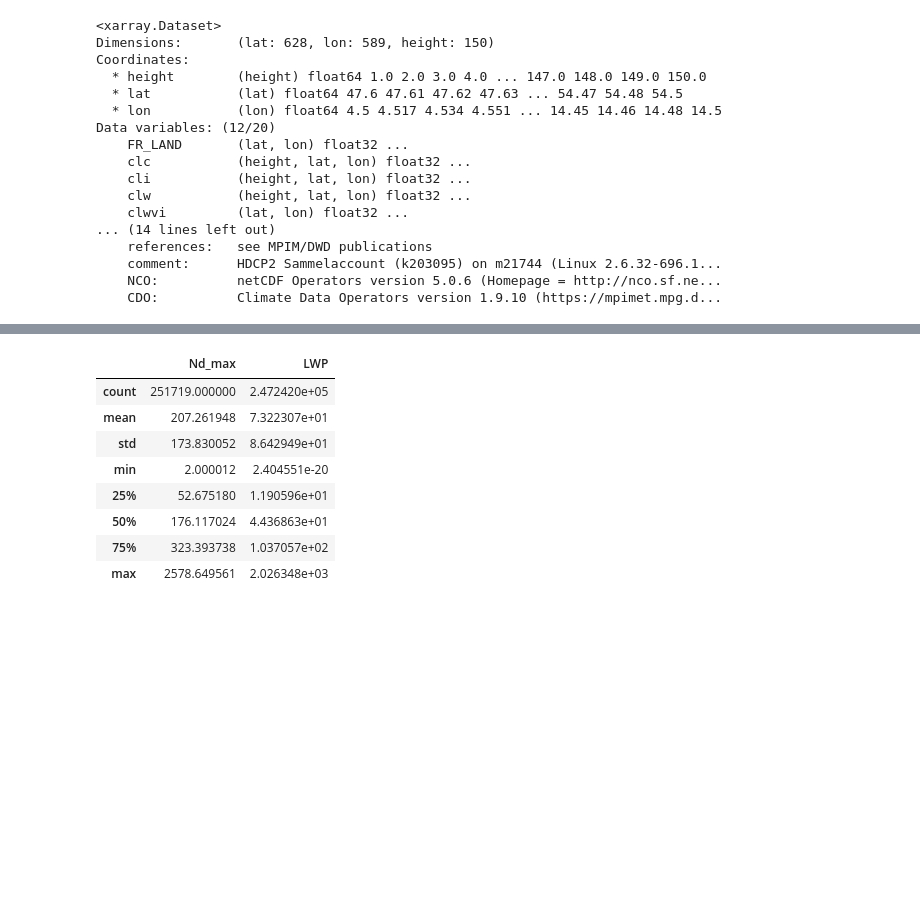
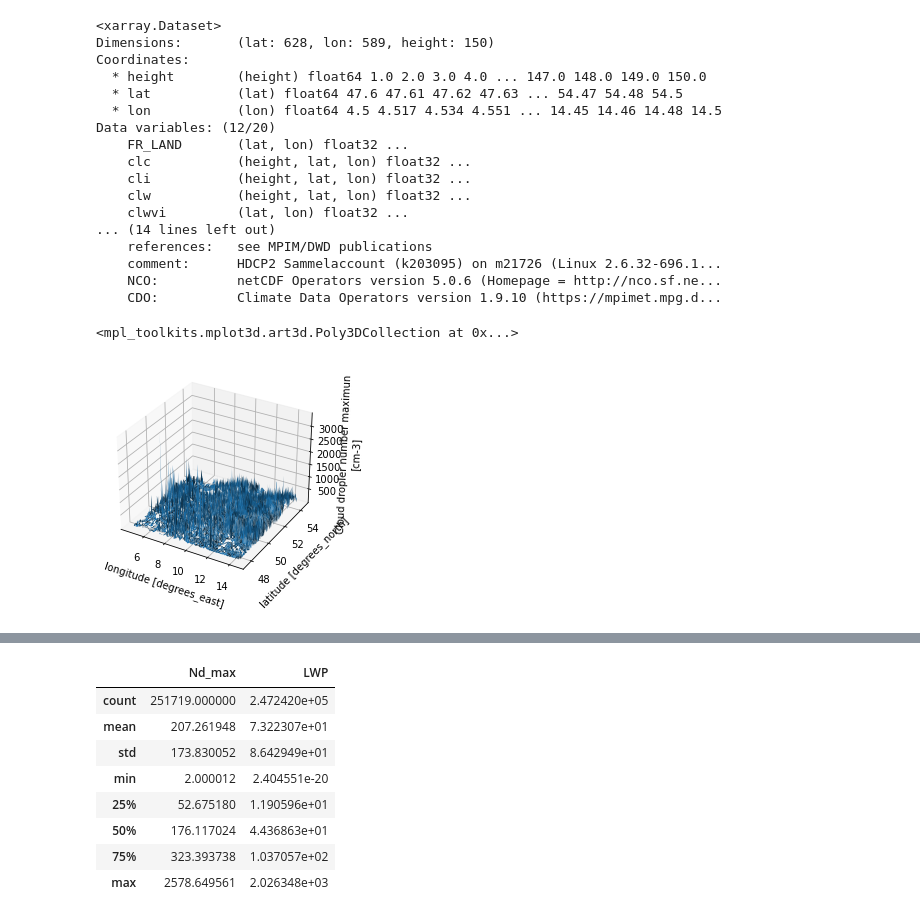
Before and after one commit to jesseniagonzalezv/ICON_RTTOV, a Jupyter notebook: code_test/Untitled.ipynb, the cells around one changed output, grey strips where cells are left out. Saved outputs shown, nothing was run; the diff lists cells and outputs as text; code cells hidden in the pictures; blank space fills up the shorter version.

Commit message:
update lwp_nd and plot colorbar

```diff
--- a/code_test/Untitled.ipynb
+++ b/code_test/Untitled.ipynb
@@ -42,7 +42,7 @@ from scipy.special import gamma
 import numpy as np
 from matplotlib import pyplot as plt
 # %%
-ds = xr.open_dataset("/work/bb1036/b381362/dataset/data_rttov_T09_dropupbottom_Reff.nc")
+ds = xr.open_dataset("/work/bb1036/b381362/dataset/data_rttov_T12_dropupbottom_Reff.nc")
 ds
 # %% [output]
 <xarray.Dataset>
@@ -59,6 +59,11 @@ Data variables: (12/20)
     clwvi         (lat, lon) float32 ...
 ... (14 lines left out)
     references:   see MPIM/DWD publications
-    comment:      HDCP2 Sammelaccount (k203095) on m21744 (Linux 2.6.32-696.1...
+    comment:      HDCP2 Sammelaccount (k203095) on m21726 (Linux 2.6.32-696.1...
     NCO:          netCDF Operators version 5.0.6 (Homepage = http://nco.sf.ne...
     CDO:          Climate Data Operators version 1.9.10 (https://mpimet.mpg.d...
+# %%
+ds.Nd_max.where(ds.Nd_max > 2).plot.surface()
+# %% [output]
+<mpl_toolkits.mplot3d.art3d.Poly3DCollection at 0x...>
+[figure, added]
```
Also changed, not shown: parts of 2 cells of this notebook, 3 other files.
